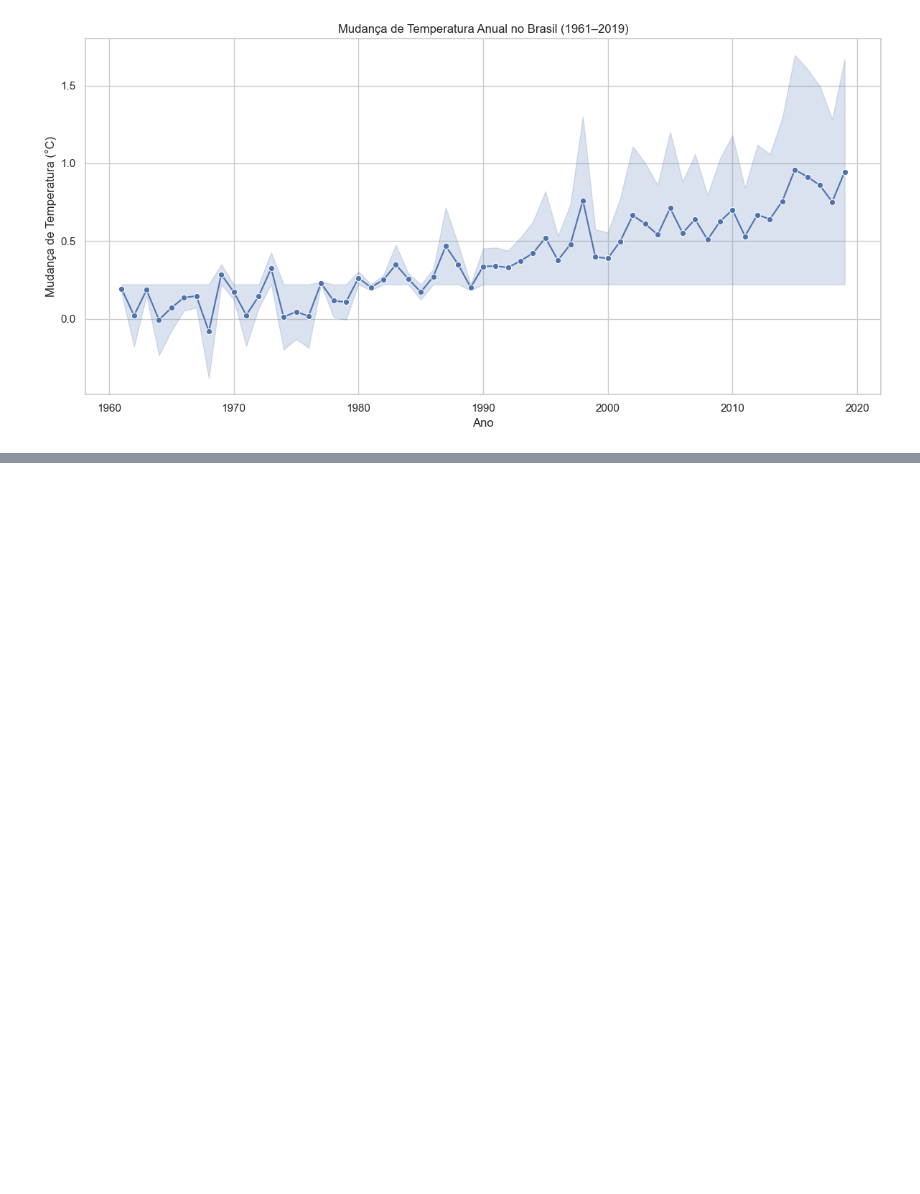
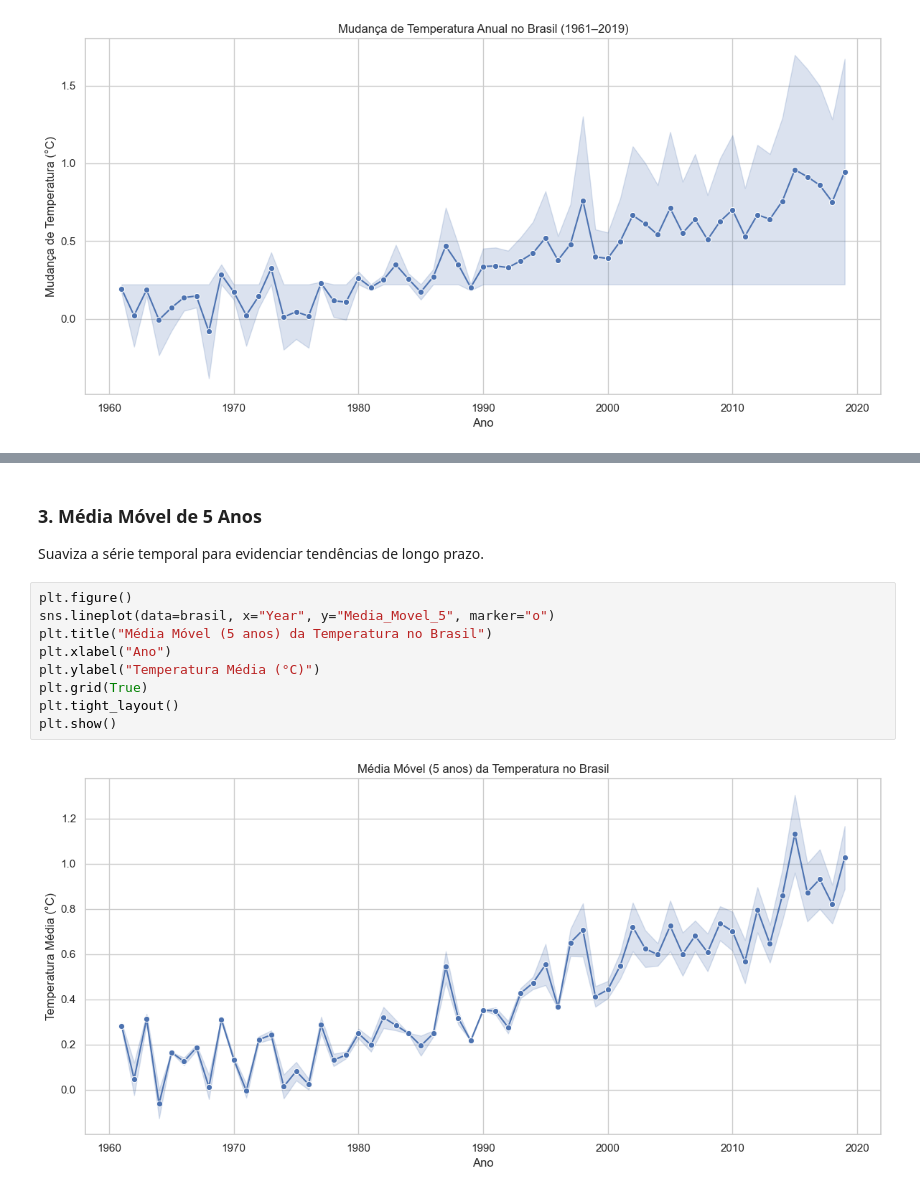
Before and after one commit to xXeverton/Introducao-ciencia-de-dados, a Jupyter notebook: notebooks/exploracao_dados.ipynb, the cells around one changed output, grey strips where cells are left out. Cells and saved outputs as stored; diff of their text form; blank space fills up the shorter version.

```diff
--- a/notebooks/exploracao_dados.ipynb
+++ b/notebooks/exploracao_dados.ipynb
@@ -119,0 +204,14 @@ df_long["Z_Score"] = df_long.groupby("Area")["Value"].transform(lambda x: (x - x
+# %% [markdown]
+### 3. Média Móvel de 5 Anos
+Suaviza a série temporal para evidenciar tendências de longo prazo.
+# %%
+plt.figure()
+sns.lineplot(data=brasil, x="Year", y="Media_Movel_5", marker="o")
+plt.title("Média Móvel (5 anos) da Temperatura no Brasil")
+plt.xlabel("Ano")
+plt.ylabel("Temperatura Média (°C)")
+plt.grid(True)
+plt.tight_layout()
+plt.show()
+# %% [output]
+[figure, added]
```
Also changed, not shown: parts of 12 cells of this notebook.
